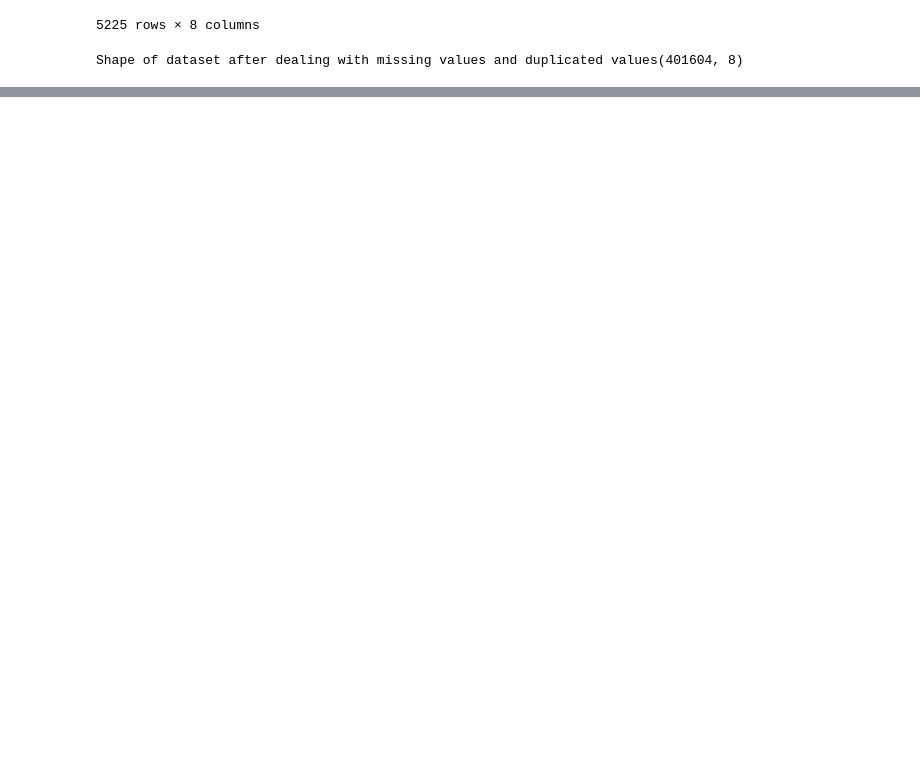
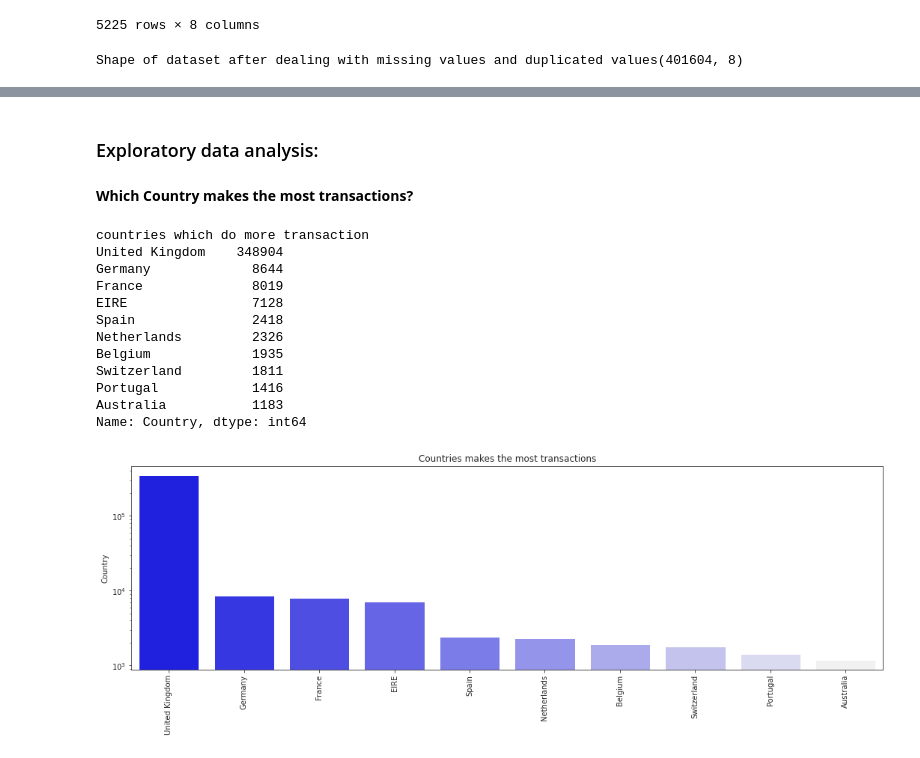
Before and after one commit to pavi-1994/retail_customer_segmentation_capstone_project, a Jupyter notebook: retail_customer_segmentation_capstone_project.ipynb, the cells around one changed output, grey strips where cells are left out. Drawn from its saved outputs; the diff is of its cells as text; code cells hidden in the pictures; blank space fills up the shorter version.

```diff
--- a/retail_customer_segmentation_capstone_project.ipynb
+++ b/retail_customer_segmentation_capstone_project.ipynb
@@ -247,0 +284,12 @@ Shape of dataset after dealing with missing values and duplicated values(401604,
+# %%
+#'InvoiceNo' length less than 6
+print("\n'InvoiceNo' length less than 6\n")
+print(((customer_df['InvoiceNo'].str.len())<6).value_counts())
+
+#'InvoiceNo' length greater than 6
+print("\n'InvoiceNo' length greater than 6\n")
+print((customer_df['InvoiceNo'].str.contains('C')).value_counts())
+
+#droping the observations
+customer_df=customer_df.drop(customer_df[(customer_df['InvoiceNo'].str.len())>6].index)
+print(f"after droping observations based on length of  InvoiceNo greater than 6is {customer_df.shape}")
@@ -247,0 +310,12 @@ Shape of dataset after dealing with missing values and duplicated values(401604,
+# %%
+##correcting feature format
+customer_df['InvoiceDate'] = pd.to_datetime(customer_df['InvoiceDate'])
+#creating new features from InvoiceDate extracting year, month,quater,week,weekday,day,dayofyear,time
+customer_df['Year'] = customer_df['InvoiceDate'].dt.year
+customer_df['Month'] = customer_df['InvoiceDate'].dt.month_name()
+customer_df['Quarter'] = pd.DatetimeIndex(customer_df['InvoiceDate']).quarter
+customer_df['Week'] = pd.DatetimeIndex(customer_df['InvoiceDate']).week
+customer_df['Weekday'] = pd.DatetimeIndex(customer_df['InvoiceDate']).weekday
+customer_df['Day'] = pd.DatetimeIndex(customer_df['InvoiceDate']).day
+customer_df['hour'] = customer_df['InvoiceDate'].dt.hour
+customer_df["minute"] = customer_df['InvoiceDate'].dt.minute
@@ -247,0 +325,3 @@ Shape of dataset after dealing with missing values and duplicated values(401604,
+# %%
+#droping InvoiceDate feature from dataframe
+customer_df=customer_df.drop(["InvoiceDate"], axis=1)
@@ -247,0 +355,34 @@ Shape of dataset after dealing with missing values and duplicated values(401604,
+# %% [markdown]
+### Exploratory data analysis:
+# %% [markdown]
+**Which Country makes the most transactions?**
+# %%
+#countries which do more transaction
+print("countries which do more transaction")
+top_country_transaction=customer_df['Country'].value_counts().iloc[0:10]
+print(top_country_transaction)
+print("\n")
+
+#Countries makes the least transactions
+sns.set_style('ticks')
+plt.figure(figsize=(18,5));
+pal = sns.light_palette("blue",n_colors=len(top_country_transaction))
+sns.barplot(x=top_country_transaction.index, y=top_country_transaction, palette=np.array(pal[::-1]))
+plt.title('Countries makes the most transactions')
+plt.yscale('log')
+plt.xticks(rotation=90)
+plt.show()
+# %% [output]
+countries which do more transaction
+United Kingdom    348904
+Germany             8644
+France              8019
+EIRE                7128
+Spain               2418
+Netherlands         2326
+Belgium             1935
+Switzerland         1811
+Portugal            1416
+Australia           1183
+Name: Country, dtype: int64
+[figure, added]
```
Also changed, not shown: parts of 59 cells of this notebook.
